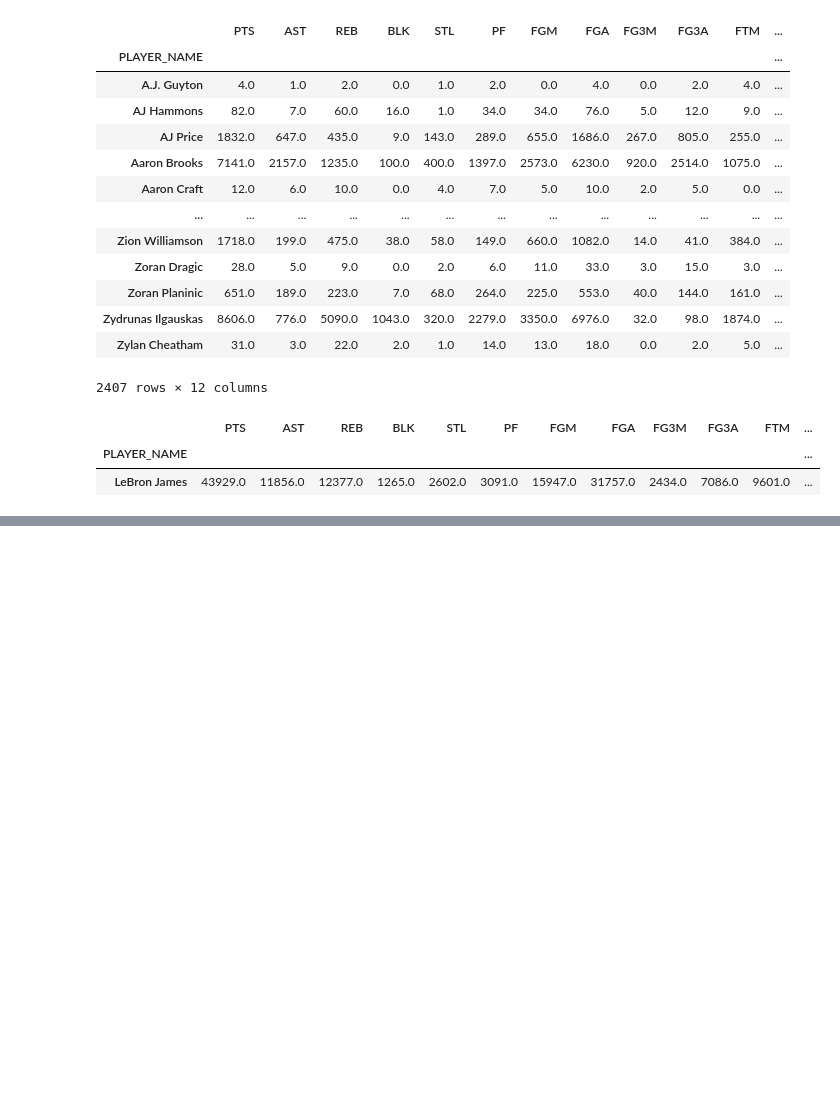
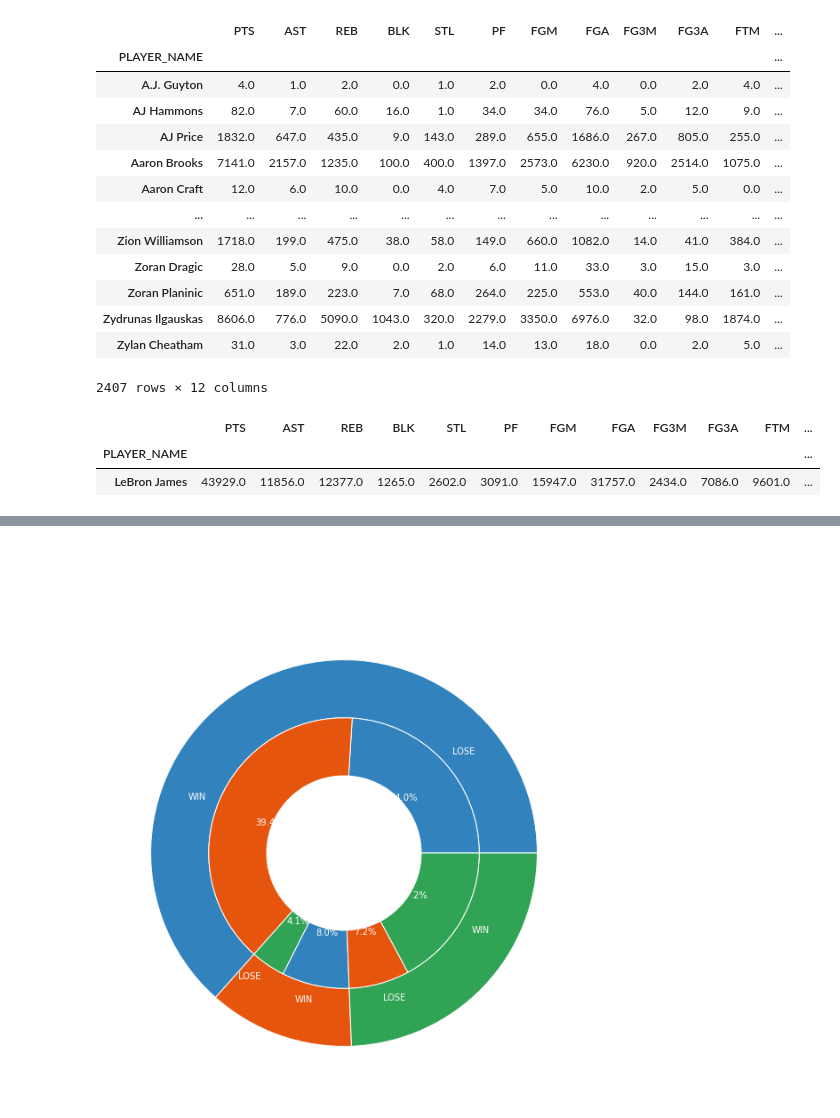
Before and after one commit to CodeSigma/Learn-Data-Science, a Jupyter notebook: lebron-s-absurd-stats.ipynb, the cells around one changed output, grey strips where cells are left out. Saved outputs shown, nothing was run; the diff lists cells and outputs as text; code cells hidden in the pictures; blank space fills up the shorter version.

```diff
--- a/lebron-s-absurd-stats.ipynb
+++ b/lebron-s-absurd-stats.ipynb
@@ -330,0 +359,13 @@ fig.tight_layout()
+# %%
+fig, ax = plt.subplots(figsize=(10,10))
+
+ax.pie(bron_details.groupby(["TEAM_ABBREVIATION"]).count().home, labels = ["CLE", "LAL", "MIA"], radius=1, colors=outer_colors,
+       wedgeprops=dict(width=size, edgecolor='w'))
+
+ax.pie(bron_details.groupby(["TEAM_ABBREVIATION", "WIN"]).count().home, labels = ["LOSE", "WIN", "LOSE", "WIN", "LOSE", "WIN"], autopct="%.1f%%", radius=0.70, colors=outer_colors,
+       wedgeprops=dict(width=size, edgecolor='w'))
+
+fig.suptitle("Lebron's W/L Percentage on Each Team", fontsize=20)
+plt.show()
+# %% [output]
+[figure, added]
```
Also changed, not shown: parts of 12 cells of this notebook.
